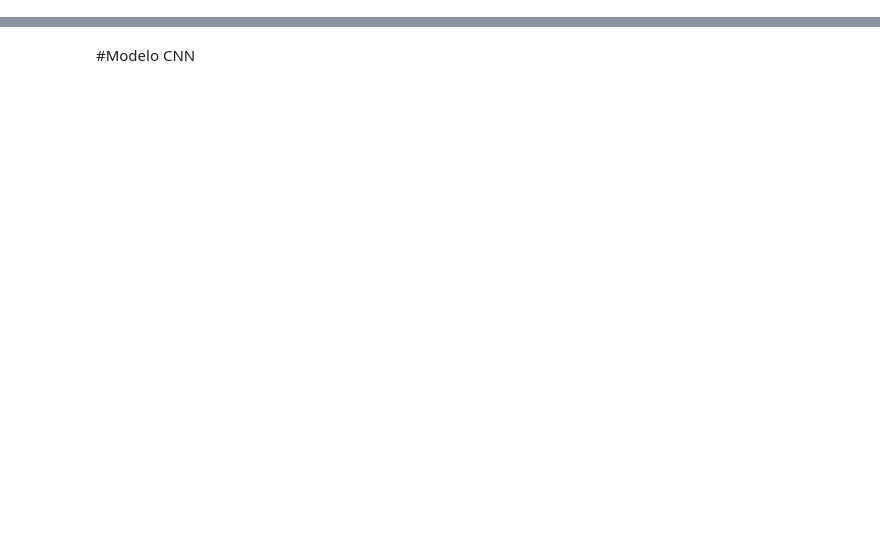
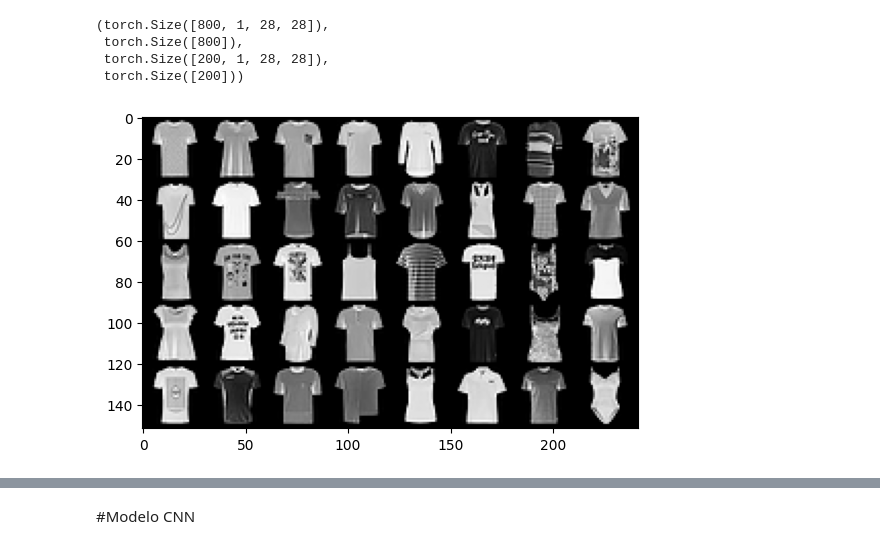
Before and after one commit to pepetonof/IC-ENC-2024, a Jupyter notebook: tutorial_IC_ENC2024_CNN.ipynb, the cells around one changed output, grey strips where cells are left out. Cells and saved outputs as stored; diff of their text form; code cells hidden in the pictures; blank space fills up the shorter version.

```diff
--- a/tutorial_IC_ENC2024_CNN.ipynb
+++ b/tutorial_IC_ENC2024_CNN.ipynb
@@ -63,6 +68,12 @@ def get_data(dataset):
 
   return data, dataloaders, classes
 # %%
-_, dataloaders, classes = get_data('FMNIST')
+data, dataloaders, classes = get_data('FMNIST')
 trainloader = dataloaders['train']
 testloader = dataloaders['test']
+
+train_images = data["train_images"]
+train_labels = data["train_labels"]
+
+test_images = data["test_images"]
+test_labels = data["test_labels"]
@@ -68,0 +110,27 @@ testloader = dataloaders['test']
+# %%
+#Obtiene un dataset balanceado: 80 imágenes por clase para entrenamiento y 20 por clase para prueba
+train_images, train_labels = get_data_balanced(train_images, train_labels, 80)
+test_images, test_labels = get_data_balanced(test_images, test_labels, 20)
+# %%
+train_images.shape, train_labels.shape, test_images.shape, test_labels.shape
+# %% [output]
+(torch.Size([800, 1, 28, 28]),
+ torch.Size([800]),
+ torch.Size([200, 1, 28, 28]),
+ torch.Size([200]))
+# %%
+#Funciones para mostrar una imagen
+def vector2img(vector, size):
+  ch=3 if vector.shape[1]%3==0 else 1
+  return vector.view(len(vector), ch, size[0], size[1])
+
+def imshow(img):
+    # img = img / 2 + 0.5     # unnormalize
+    npimg = img.numpy()
+    plt.imshow(np.transpose(npimg, (1, 2, 0)))
+    plt.show()
+# %%
+grid = torchvision.utils.make_grid(train_images[:40], nrow = 8, padding = 2)
+imshow(grid)
+# %% [output]
+[figure, added]
```
Also changed, not shown: parts of 8 cells of this notebook.
